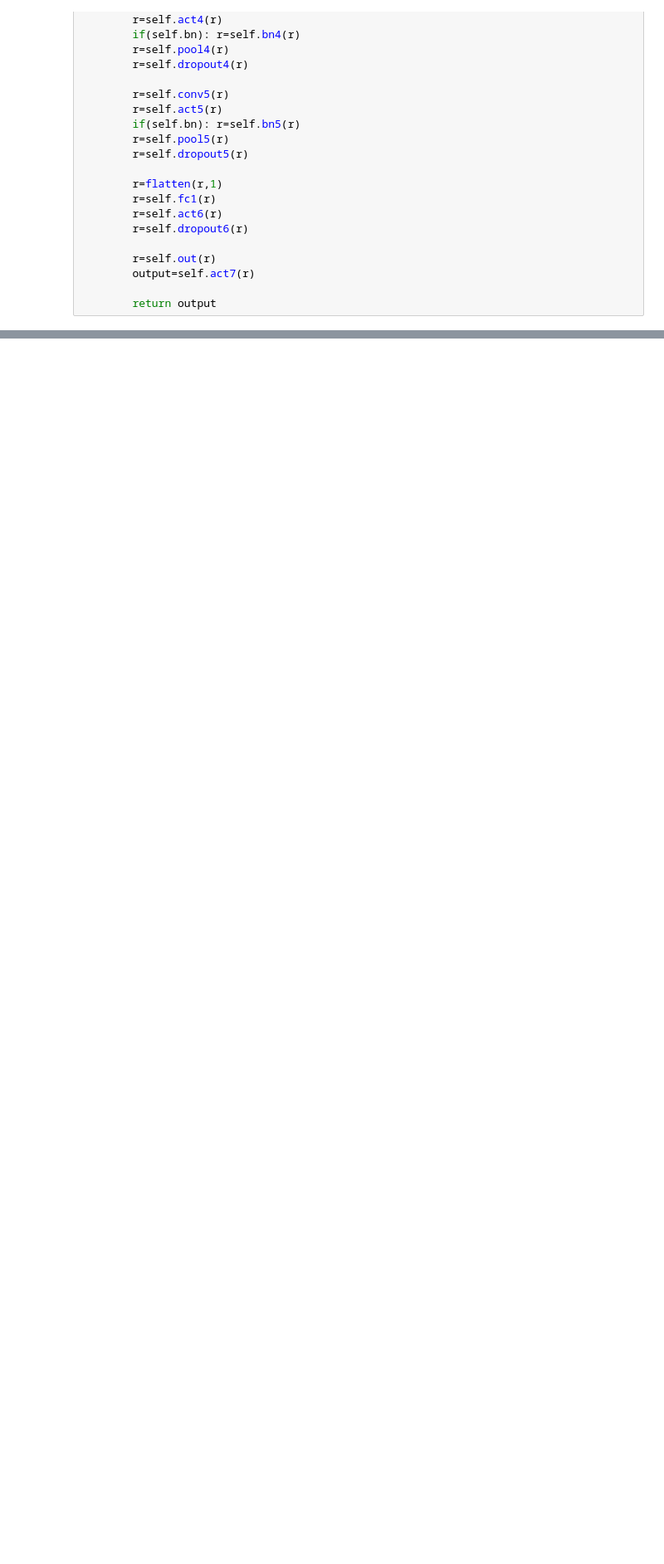
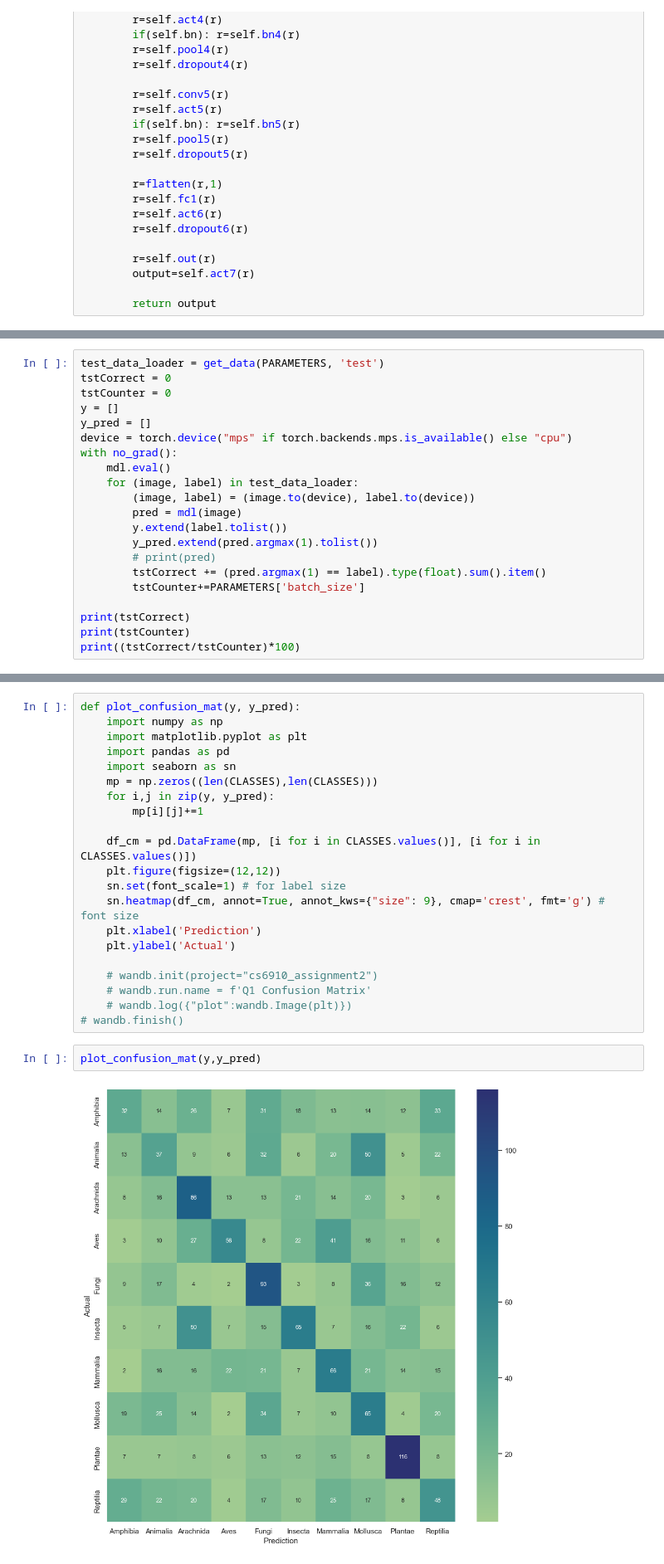
Before and after one commit to TirthVamja/cs6910_assignment2, a Jupyter notebook: assignment2.ipynb, the cells around one changed output, grey strips where cells are left out. Shown at 83% size. Cells and saved outputs as stored; diff of their text form; blank space fills up the shorter version.

Commit message:
Plotting Confusion matrix and sample train images

```diff
--- a/assignment2.ipynb
+++ b/assignment2.ipynb
@@ -254,0 +298,21 @@ class CNN(Module):
+# %%
+test_data_loader = get_data(PARAMETERS, 'test')
+tstCorrect = 0
+tstCounter = 0
+y = []
+y_pred = []
+device = torch.device("mps" if torch.backends.mps.is_available() else "cpu")
+with no_grad():
+    mdl.eval()
+    for (image, label) in test_data_loader:
+        (image, label) = (image.to(device), label.to(device))
+        pred = mdl(image)
+        y.extend(label.tolist())
+        y_pred.extend(pred.argmax(1).tolist())
+        # print(pred)
+        tstCorrect += (pred.argmax(1) == label).type(float).sum().item()
+        tstCounter+=PARAMETERS['batch_size']
+
+print(tstCorrect)
+print(tstCounter)
+print((tstCorrect/tstCounter)*100)
@@ -255,3 +325,28 @@ class CNN(Module):
+# %%
+def plot_confusion_mat(y, y_pred):
+    import numpy as np
+    import matplotlib.pyplot as plt
+    import pandas as pd
+    import seaborn as sn
+    mp = np.zeros((len(CLASSES),len(CLASSES)))
+    for i,j in zip(y, y_pred):
+        mp[i][j]+=1
+
+    df_cm = pd.DataFrame(mp, [i for i in CLASSES.values()], [i for i in CLASSES.values()])
+    plt.figure(figsize=(12,12))
+    sn.set(font_scale=1) # for label size
+    sn.heatmap(df_cm, annot=True, annot_kws={"size": 9}, cmap='crest', fmt='g') # font size
+    plt.xlabel('Prediction')
+    plt.ylabel('Actual')
+
+    # wandb.init(project="cs6910_assignment2")
+    # wandb.run.name = f'Q1 Confusion Matrix'
+    # wandb.log({"plot":wandb.Image(plt)})
+# wandb.finish()
+# %%
+plot_confusion_mat(y,y_pred)
+# %% [output]
+[figure, added]
 # %%
 ## for wandb sweeps
 def train():
```
Also changed, not shown: parts of 15 cells of this notebook, 1 other file.
